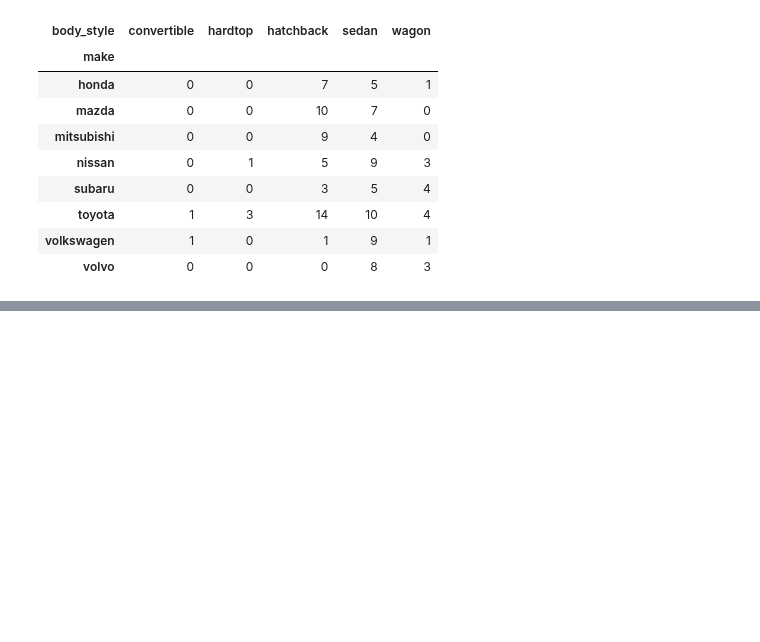
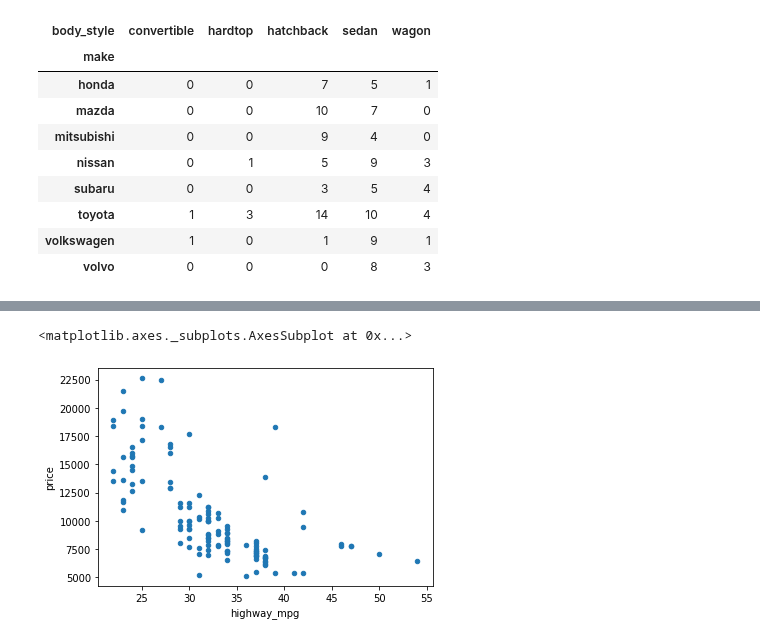
Before and after one commit to bloominstituteoftechnology/DS-Unit-1-Sprint-1-Data-Wrangling-and-Storytelling, a Jupyter notebook: LS_DS_111_Exploratory_Data_Analysis_Assignment.ipynb, the cells around one changed output, grey strips where cells are left out. Drawn from its saved outputs; the diff is of its cells as text; code cells hidden in the pictures; blank space fills up the shorter version.

```diff
--- a/LS_DS_111_Exploratory_Data_Analysis_Assignment.ipynb
+++ b/LS_DS_111_Exploratory_Data_Analysis_Assignment.ipynb
@@ -52,0 +104,5 @@ import matplotlib.pyplot as plt
+# %%
+df.plot.scatter('highway_mpg', 'price')
+# %% [output]
+<matplotlib.axes._subplots.AxesSubplot at 0x...>
+[figure, added]
```
Also changed, not shown: parts of 16 cells of this notebook.
